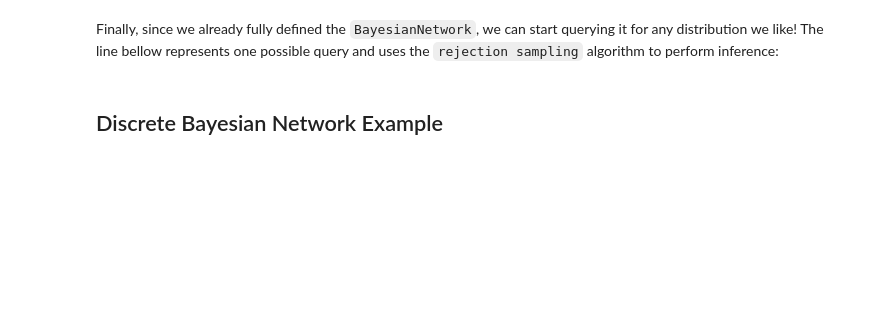
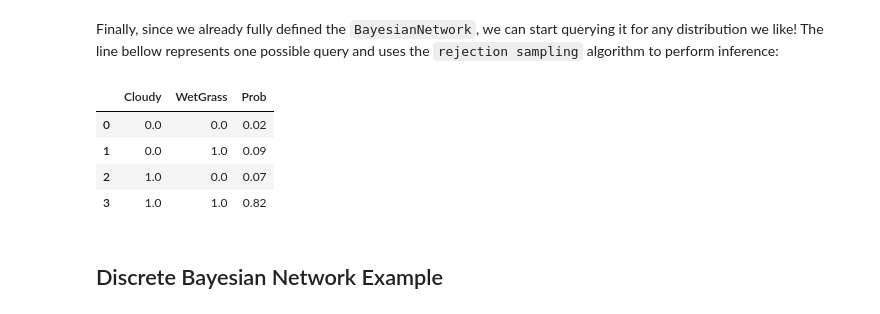
Before and after one commit to GilbertoCunha/QuantumBayesianRL, a Jupyter notebook: notebooks/BayesianNetworks.ipynb, the cells around one changed output. Drawn from its saved outputs; the diff is of its cells as text; code cells hidden in the pictures; blank space fills up the shorter version.

```diff
--- a/notebooks/BayesianNetworks.ipynb
+++ b/notebooks/BayesianNetworks.ipynb
@@ -76,4 +75,11 @@ bn.query(query=["Cloudy", "Rain", "Sprinkler", "WetGrass"], evidence={}, n_sampl
 # %% [markdown]
 Finally, since we already fully defined the `BayesianNetwork`, we can start querying it for any distribution we like! The line bellow represents one possible query and uses the `rejection sampling` algorithm to perform inference:
 # %%
-# bn.query(query=["Sprinkler"], evidence={"Cloudy": 1}, n_samples=100)
+# Query the Bayesian Network
+bn.query(query=["Cloudy", "WetGrass"], evidence={"Rain": 1, "Sprinkler": 0}, n_samples=100)
+# %% [output]
+|  | Cloudy | WetGrass | Prob |
+| 0 | 0.0 | 0.0 | 0.02 |
+| 1 | 0.0 | 1.0 | 0.09 |
+| 2 | 1.0 | 0.0 | 0.07 |
+| 3 | 1.0 | 1.0 | 0.82 |
```
Also changed, not shown: parts of 9 cells of this notebook, 5 other files.
